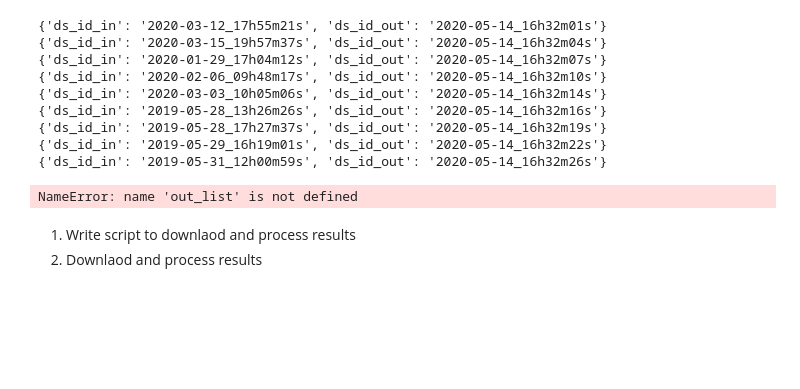
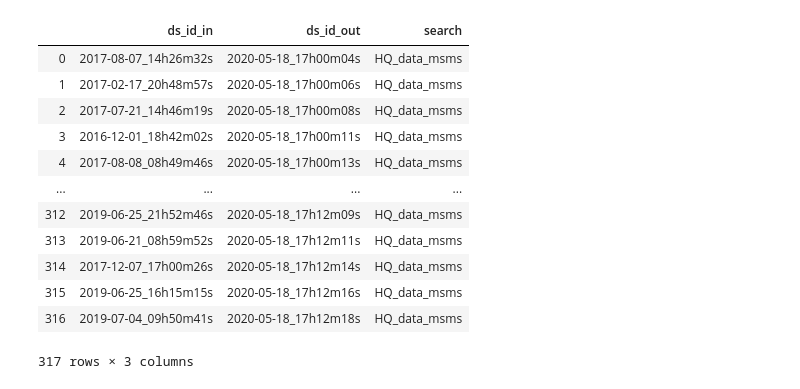
Before and after one commit to DinosaurInSpace/MS2_fragments_in_imaging_MS, a Jupyter notebook: metaspace_MSMS_high_quality_datasets.ipynb, the cells around one changed output. Saved outputs shown, nothing was run; the diff lists cells and outputs as text; code cells hidden in the pictures; blank space fills up the shorter version.

Commit message:
Updated to avoid issues with beta to beta copying and incomplete metadata

```diff
--- a/metaspace_MSMS_high_quality_datasets.ipynb
+++ b/metaspace_MSMS_high_quality_datasets.ipynb
@@ -106,22 +119,9 @@ ds:  2017-01-19_15h48m03s  ds_id_list:  318  polarity:  negative
 # %%
-# Copy dataset (betat to beta) and search with custom METASPACE MSMS db
+# Copy dataset (beta to beta) and search with custom METASPACE MSMS db
 from clone_ds_to_beta import copy_beta
 
-out_list = []
-for ds_is in ds_id_list:
-    x = copy_beta(ds_old, 'M', ds_new, prod_to_beta=False)
-    out_list.append(x)
+ds_id_list = list(hq_df.ds_id.unique())[1:]
+out_dict = {}
+for ds_id in ds_id_list:
+    print(ds_id)
+    out_dict[ds_id] = copy_beta(ds_id, 'M', ds_id, prod_to_beta=False)
-# %% [output]
-{'ds_id_in': '2020-03-12_17h55m21s', 'ds_id_out': '2020-05-14_16h32m01s'}
-{'ds_id_in': '2020-03-15_19h57m37s', 'ds_id_out': '2020-05-14_16h32m04s'}
-{'ds_id_in': '2020-01-29_17h04m12s', 'ds_id_out': '2020-05-14_16h32m07s'}
-{'ds_id_in': '2020-02-06_09h48m17s', 'ds_id_out': '2020-05-14_16h32m10s'}
-{'ds_id_in': '2020-03-03_10h05m06s', 'ds_id_out': '2020-05-14_16h32m14s'}
-{'ds_id_in': '2019-05-28_13h26m26s', 'ds_id_out': '2020-05-14_16h32m16s'}
-{'ds_id_in': '2019-05-28_17h27m37s', 'ds_id_out': '2020-05-14_16h32m19s'}
-{'ds_id_in': '2019-05-29_16h19m01s', 'ds_id_out': '2020-05-14_16h32m22s'}
-{'ds_id_in': '2019-05-31_12h00m59s', 'ds_id_out': '2020-05-14_16h32m26s'}
-# %%
-out_df = pd.DataFrame(out_list)
-# %% [output]
-NameError: name 'out_list' is not defined
@@ -139,3 +127,0 @@ Future:
-# %% [markdown]
-1. Write script to downlaod and process results
-2. Downlaod and process results
@@ -141,0 +133,17 @@ Future:
+# %%
+out_df = pd.read_pickle('2020_May_18_HQ_dataset_msms_ds_ids.csv')
+out_df
+# %% [output]
+|  | ds_id_in | ds_id_out | search |
+| 0 | 2017-08-07_14h26m32s | 2020-05-18_17h00m04s | HQ_data_msms |
+| 1 | 2017-02-17_20h48m57s | 2020-05-18_17h00m06s | HQ_data_msms |
+| 2 | 2017-07-21_14h46m19s | 2020-05-18_17h00m08s | HQ_data_msms |
+| 3 | 2016-12-01_18h42m02s | 2020-05-18_17h00m11s | HQ_data_msms |
+| 4 | 2017-08-08_08h49m46s | 2020-05-18_17h00m13s | HQ_data_msms |
+| ... | ... | ... | ... |
+| 312 | 2019-06-25_21h52m46s | 2020-05-18_17h12m09s | HQ_data_msms |
+| 313 | 2019-06-21_08h59m52s | 2020-05-18_17h12m11s | HQ_data_msms |
+| 314 | 2017-12-07_17h00m26s | 2020-05-18_17h12m14s | HQ_data_msms |
+| 315 | 2019-06-25_16h15m15s | 2020-05-18_17h12m16s | HQ_data_msms |
+| 316 | 2019-07-04_09h50m41s | 2020-05-18_17h12m18s | HQ_data_msms |
+317 rows × 3 columns
```
Also changed, not shown: parts of 14 cells of this notebook, 7 other files.
